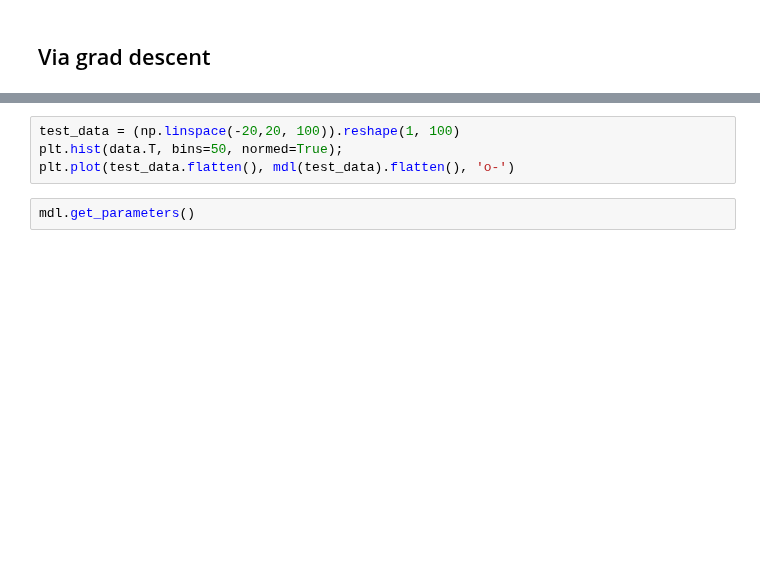
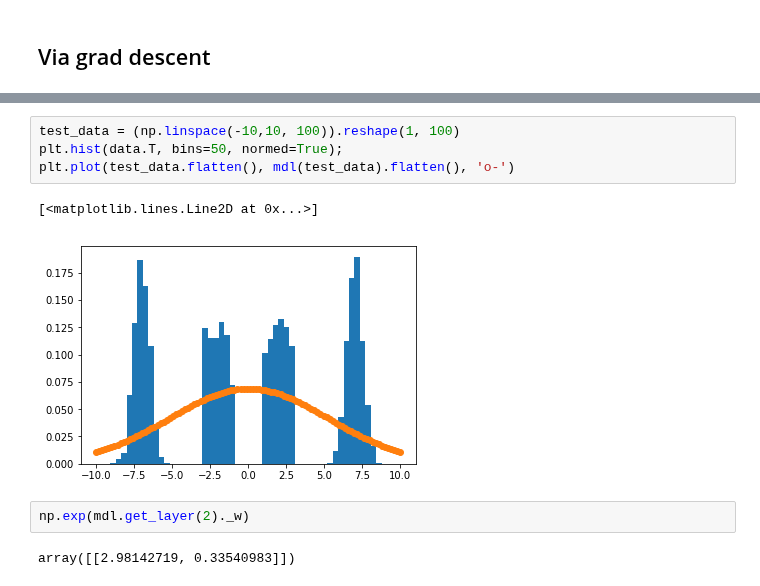
Before and after one commit to RiemannAI/theta, a Jupyter notebook: examples/example_likas.ipynb, the cells around one changed output, grey strips where cells are left out. Drawn from its saved outputs; the diff is of its cells as text; blank space fills up the shorter version.

```diff
--- a/examples/example_likas.ipynb
+++ b/examples/example_likas.ipynb
@@ -71,6 +93,11 @@ Progress: |█-------------------| 5.1% | iteration 51 in 91.86(s) | cost = 5556
 # %%
-test_data = (np.linspace(-20,20, 100)).reshape(1, 100)
+test_data = (np.linspace(-10,10, 100)).reshape(1, 100)
 plt.hist(data.T, bins=50, normed=True);
 plt.plot(test_data.flatten(), mdl(test_data).flatten(), 'o-')
+# %% [output]
+[<matplotlib.lines.Line2D at 0x...>]
+[figure, added]
-# %%
-mdl.get_parameters()
+# %%
+np.exp(mdl.get_layer(2)._w)
+# %% [output]
+array([[2.98142719, 0.33540983]])
```
Also changed, not shown: parts of 8 cells of this notebook, 4 other files.
